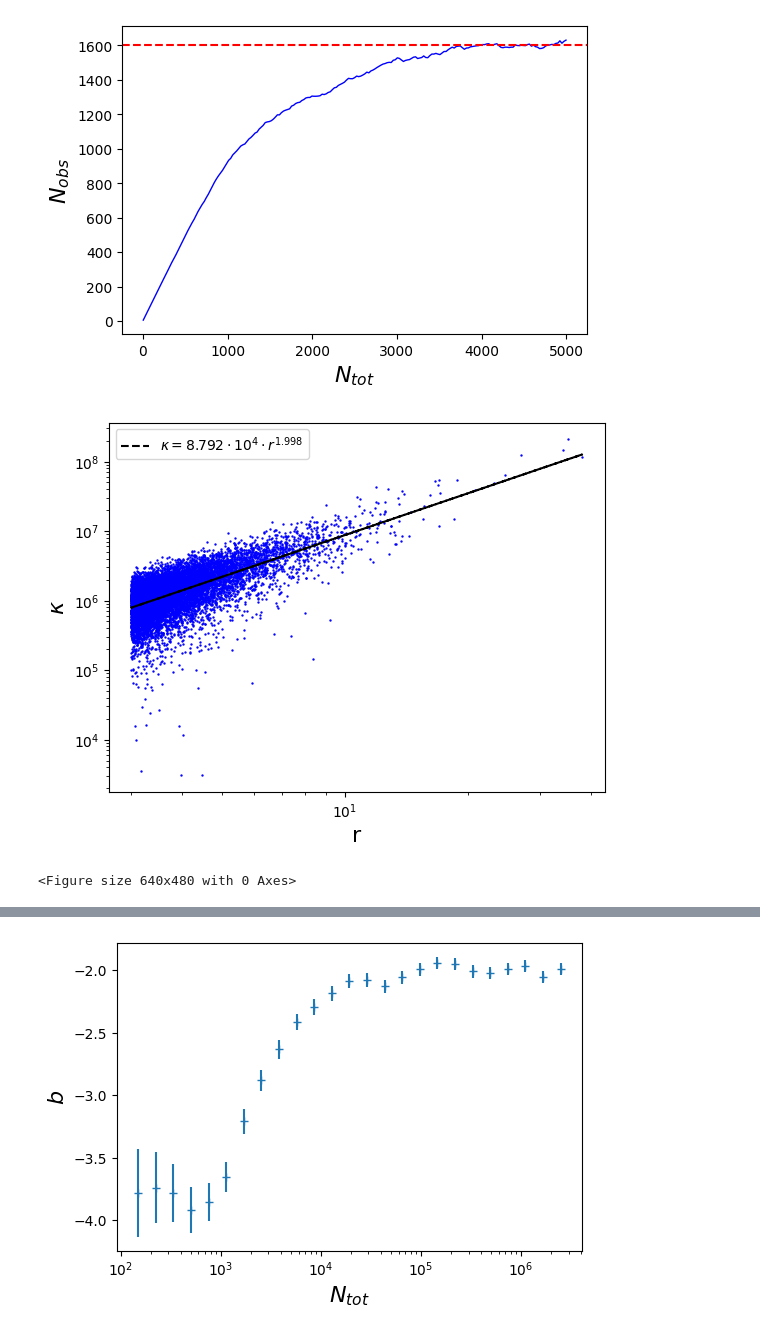
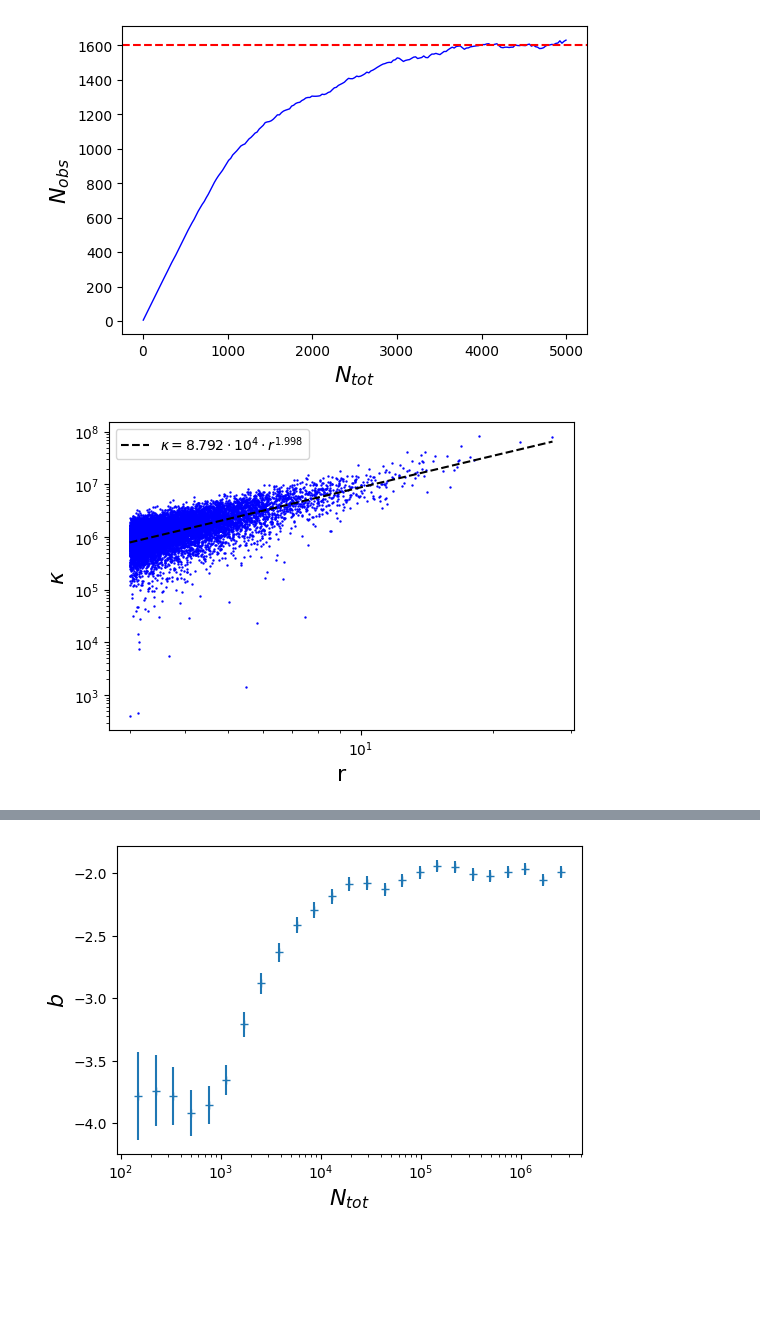
Before and after one commit to seanmason/saturation, a Jupyter notebook: notebooks/thesis/Chapter4/SingleSimulationPlots.ipynb, the cells around one changed output, grey strips where cells are left out. Saved outputs shown, nothing was run; the diff lists cells and outputs as text; code cells hidden in the pictures; blank space fills up the shorter version.

```diff
--- a/notebooks/thesis/Chapter4/SingleSimulationPlots.ipynb
+++ b/notebooks/thesis/Chapter4/SingleSimulationPlots.ipynb
@@ -455,40 +456,41 @@ lifetimes = get_lifetimes_for_simulation(
     configs_df=configs_df,
     spark=spark
 )
+
+plt.figure(figsize=(6, 4))
 
 # Sampled scatterplot
 sampled = lifetimes.sample(frac=0.005)
 plt.scatter(
     sampled.radius,
     sampled.lifetime,
     c="blue",
     s=.5,
 )
 
 # Fit the line in log space
 fitted_model = smf.ols(data=lifetimes, formula="np.log(lifetime) ~ 1 + np.log(radius)").fit()
 fitted_intercept = np.exp(fitted_model.params.iloc[0])
 fitted_slope = fitted_model.params.iloc[1]
 
 plt.plot(
-    sampled.radius,
-    np.exp(fitted_model.predict(sampled.radius)),
+    [sampled.radius.min(), sampled.radius.max()],
+    np.exp(fitted_model.predict(pd.Series([sampled.radius.min(), sampled.radius.max()], name="radius"))),
     ls="dashed",
     c="black",
     label=f"$\\kappa = {get_scientific_notation(fitted_intercept, 3)} \\cdot r^{{ {fitted_slope:.3f} }}$"
 )
 
 plt.xscale("log")
 plt.yscale("log")
 plt.xlabel("r", fontsize=font_size)
 plt.ylabel("$\\kappa$", fontsize=font_size)
 plt.legend()
 
+plt.savefig(f"figures/{scenario_name}_lifetimes_scatter.png", bbox_inches="tight")
 plt.show()
-plt.savefig(f"figures/{scenario_name}_lifetimes_scatter.png", bbox_inches="tight")
 # %% [output]
-[figure, old version]
+[figure, new version]
-<Figure size 640x480 with 0 Axes>
 # %%
 fitted_model.summary()
 # %% [output]
```
Also changed, not shown: parts of 25 cells of this notebook, 1 other file.
